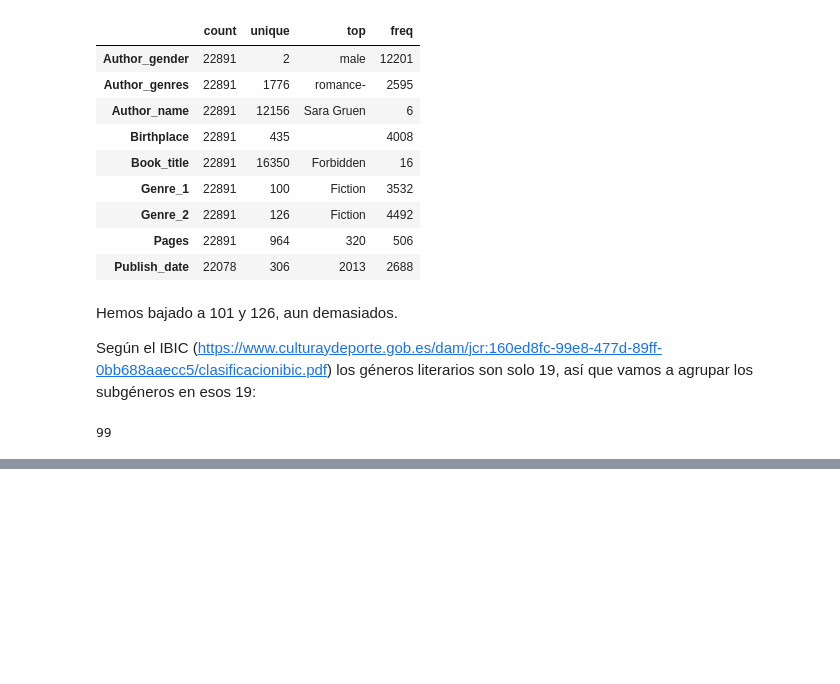
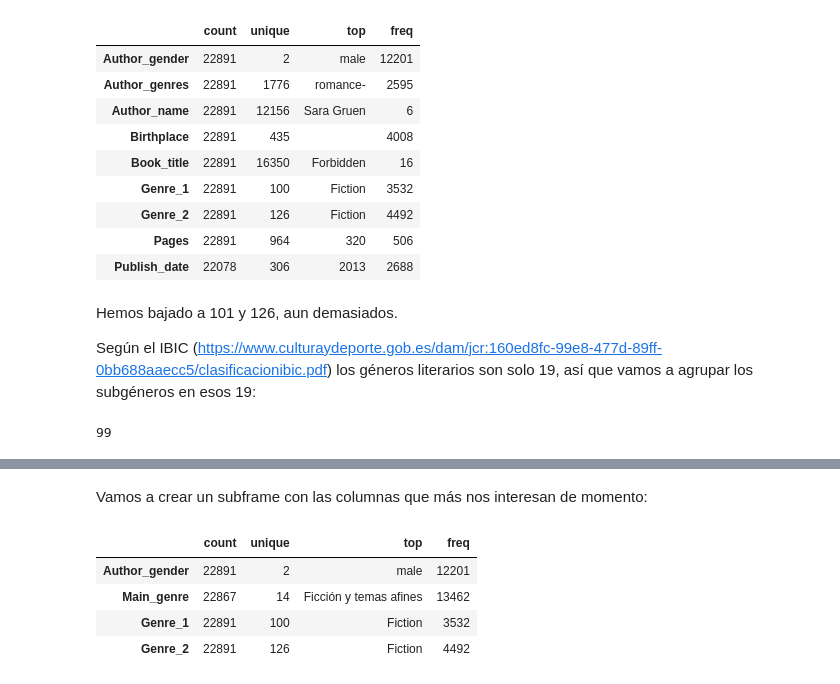
Before and after one commit to Ironhack-Data-Madrid-PartTime-Oct22/lab-intro-pandas, a Jupyter notebook: books.ipynb, the cells around one changed output, grey strips where cells are left out. Saved outputs shown, nothing was run; the diff lists cells and outputs as text; code cells hidden in the pictures; blank space fills up the shorter version.

```diff
--- a/books.ipynb
+++ b/books.ipynb
@@ -293,0 +287,11 @@ Infantiles, juveniles y didácticos
+# %% [markdown]
+Vamos a crear un subframe con las columnas que más nos interesan de momento:
+# %%
+df_generos=df_books2[["Author_gender","Main_genre","Genre_1","Genre_2"]]
+df_generos.describe(include = "object").T
+# %% [output]
+|  | count | unique | top | freq |
+| Author_gender | 22891 | 2 | male | 12201 |
+| Main_genre | 22867 | 14 | Ficción y temas afines | 13462 |
+| Genre_1 | 22891 | 100 | Fiction | 3532 |
+| Genre_2 | 22891 | 126 | Fiction | 4492 |
```
Also changed, not shown: parts of 6 cells of this notebook.
